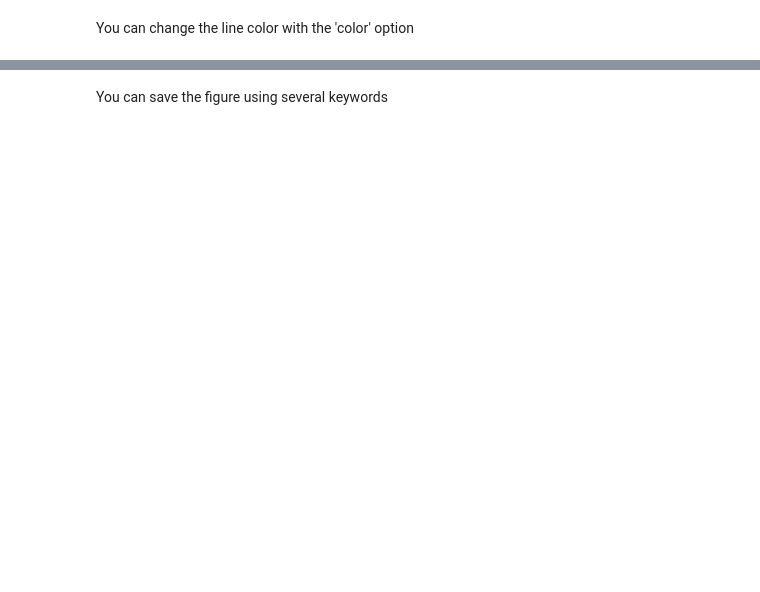
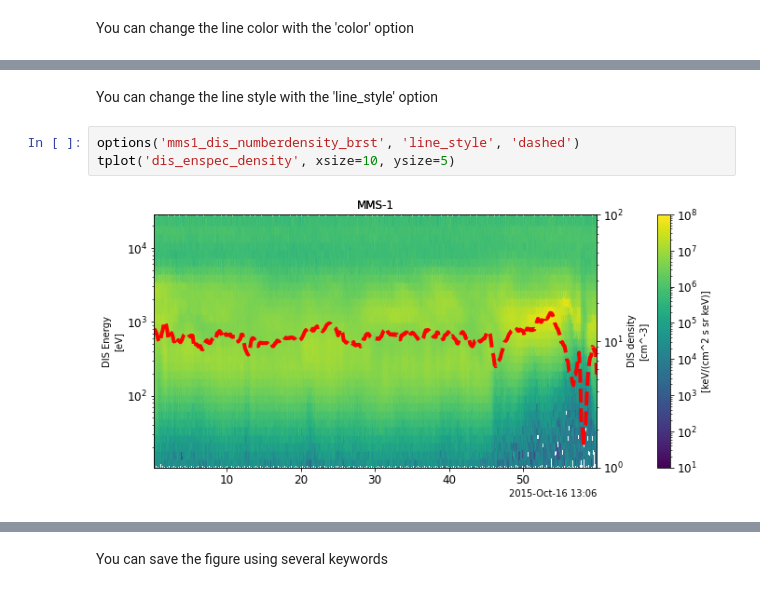
Before and after one commit to MAVENSDC/PyTplot, a Jupyter notebook: docs/PyTplot examples with matplotlib.ipynb, the cells around one changed output, grey strips where cells are left out. Saved outputs shown, nothing was run; the diff lists cells and outputs as text; blank space fills up the shorter version.

```diff
--- a/docs/PyTplot examples with matplotlib.ipynb
+++ b/docs/PyTplot examples with matplotlib.ipynb
@@ -217,0 +211,7 @@ tplot('dis_enspec_density', xsize=10, ysize=5)
+# %% [markdown]
+You can change the line style with the 'line_style' option
+# %%
+options('mms1_dis_numberdensity_brst', 'line_style', 'dashed')
+tplot('dis_enspec_density', xsize=10, ysize=5)
+# %% [output]
+[figure, added]
```
Also changed, not shown: parts of 24 cells of this notebook.
